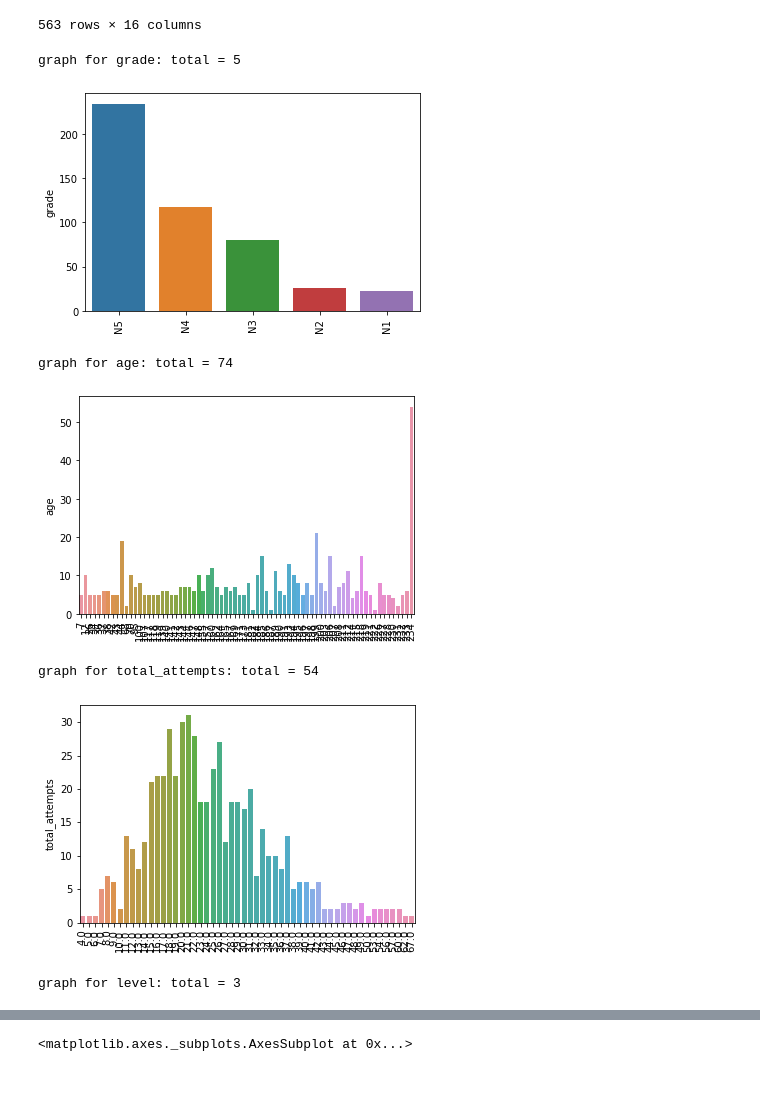
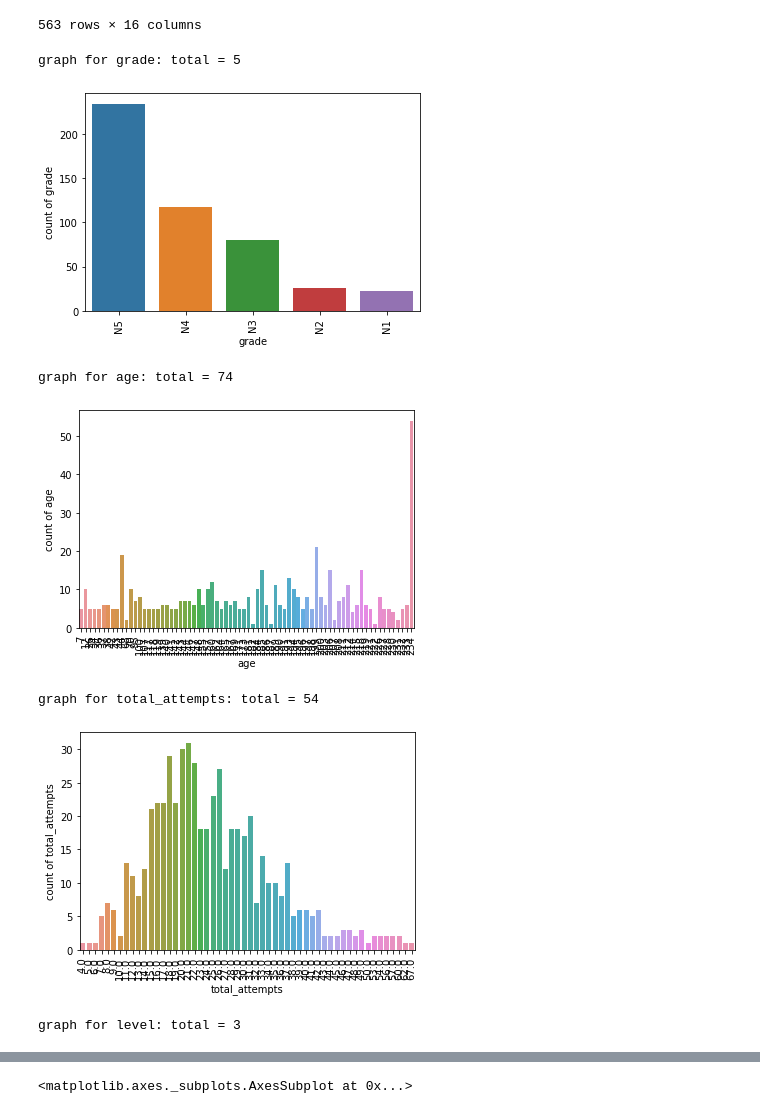
Before and after one commit to MattPCollins/Japanese-Revision, a Jupyter notebook: data_analysis.ipynb, the cells around one changed output, grey strips where cells are left out. Drawn from its saved outputs; the diff is of its cells as text; code cells hidden in the pictures; blank space fills up the shorter version.

Commit message:
quick fix - add labels to graph

```diff
--- a/data_analysis.ipynb
+++ b/data_analysis.ipynb
@@ -91,15 +92,16 @@ df_cat = out[['grade','age','total_attempts','level']]
 # %%
 for i in df_cat.columns:
     cat_num = df_cat[i].value_counts()
     print("graph for {}: total = {}".format(i, len(cat_num)))
     chart = sns.barplot(x=cat_num.index, y=cat_num)
     chart.set_xticklabels(chart.get_xticklabels(), rotation=90)
+    chart.set(xlabel=i, ylabel='count of {}'.format(i))
     plt.show()
 # %% [output]
 graph for grade: total = 5
-[figure, old version]
+[figure, new version]
 graph for age: total = 74
-[figure, old version]
+[figure, new version]
 graph for total_attempts: total = 54
-[figure, old version]
+[figure, new version]
 graph for level: total = 3
```
Also changed, not shown: parts of 3 cells of this notebook.
